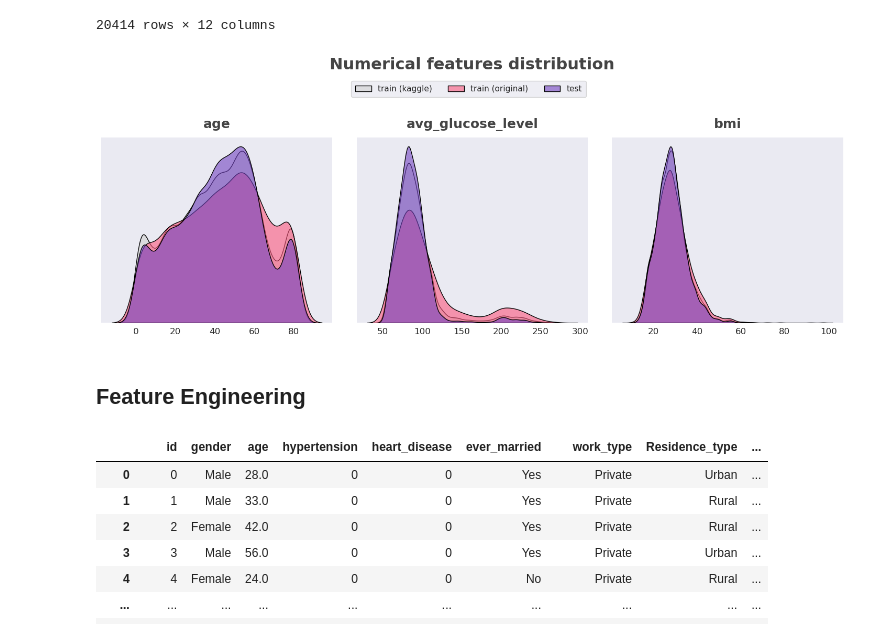
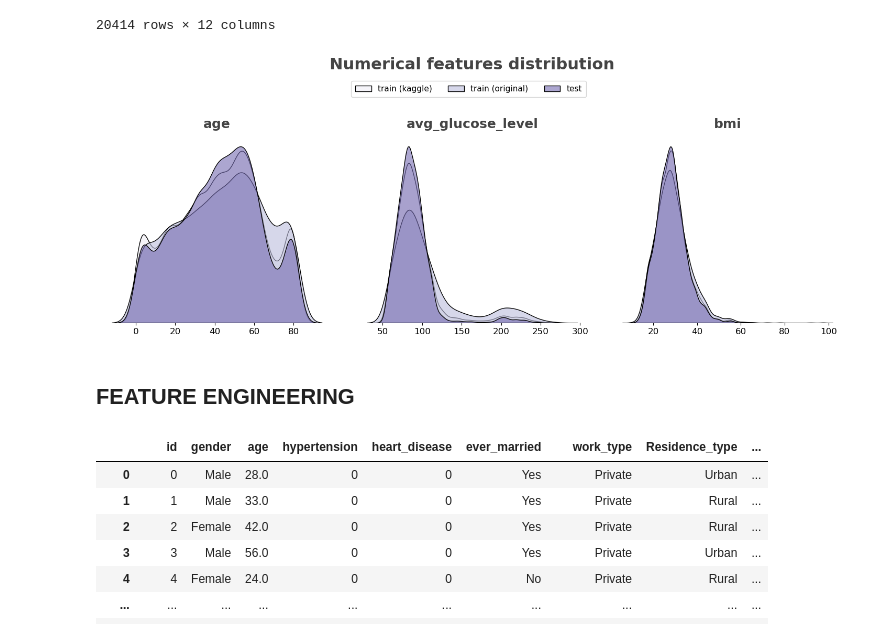
Before and after one commit to ain2002-project/ain2002-project, a Jupyter notebook: stroke prediction.ipynb, the cells around one changed output. Saved outputs shown, nothing was run; the diff lists cells and outputs as text; code cells hidden in the pictures.

```diff
--- a/stroke prediction.ipynb
+++ b/stroke prediction.ipynb
@@ -16,7 +5,6 @@ import pandas as pd  # data manipulation
 import seaborn as sns  # data visualization
 import matplotlib.pyplot as plt  # plotting
 import tensorflow as tf  # building the machine learning model.
-from watermark import watermark # printing package version information
 
 #import necessary modules
 from tensorflow import keras  # for building neural networks using TensorFlow
@@ -33,9 +21,6 @@ from sklearn.feature_selection import mutual_info_regression  # for performing m
 # built-in modules
 import random
 
-# set the global style for matplotlib plots
-sns.set_style("dark")
-
 # set seed for reproducibility
 seed = 42
 random.seed(seed)
@@ -250,47 +178,47 @@ for i, col in enumerate(num_cols): # Iterate over the numerical columns
               fontweight='bold', color='#444444')
 
     # Plot a KDE distribution for the column on the Kaggle training set
-    a = sns.kdeplot(df[col], color='#d1d1d1',
+    a = sns.kdeplot(df[col], color='#efedf5',
                     fill=True, label='train kaggle',
                     alpha=0.6, edgecolor='black')
 
     # Plot a KDE distribution for the column on the original training set
-    sns.kdeplot(original[col], color='#fb587e',
+    sns.kdeplot(original[col], color='#bcbddc',
                 fill=True, label='train original',
                 alpha=0.6, edgecolor='black')
 
     # Plot a KDE distribution for the column on the test set
-    sns.kdeplot(test_df[col], color='#7343c1',
+    sns.kdeplot(test_df[col], color='#756bb1',
                 fill=True, label='test',
                 alpha=0.6, edgecolor='black')
 
     # Remove the axis labels
     plt.ylabel('')
     plt.xlabel('')
 
     plt.xticks(fontname='Calibri', size=12)   # set the font properties for the x-axis tick labels
     plt.yticks([])  # remove the y-axis ticks
 
     # Hide the spines of the subplot
     for s in ['right', 'top', 'left', 'bottom']:
         a.spines[s].set_visible(False)
 
 fig.tight_layout(pad=3) # adjust the layout of the subplots
 
 # Add a legend
 fig.legend(['train (kaggle)', 'train (original)', 'test'], bbox_to_anchor=(0.65, 1.07),
            ncol=3, borderpad=0.5, frameon=True, fontsize=11, title_fontsize=12)
 
 # Add a title
 plt.figtext(0.5, 1.1, 'Numerical features distribution',
             fontname='Calibri', fontweight='bold',
             size=22, color='#444444', ha='center')
 
 plt.show()
 # %% [output]
-[figure, old version]
+[figure, new version]
-# %% [markdown]
-## Feature Engineering
+# %% [markdown]
+## FEATURE ENGINEERING
 # %%
 # Define the bins and labels for glucose level categories
 bins = [0, 100, 126, 300 ]
```
Also changed, not shown: parts of 30 cells of this notebook.
